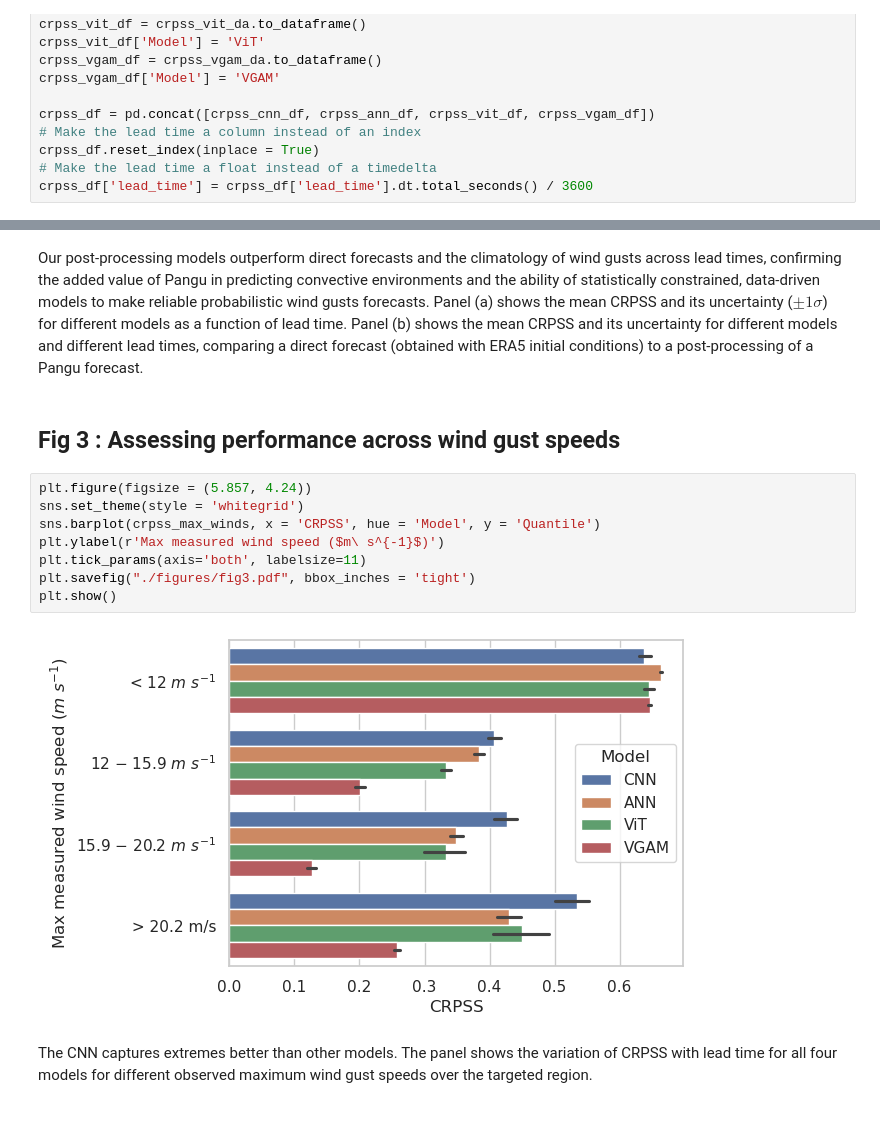
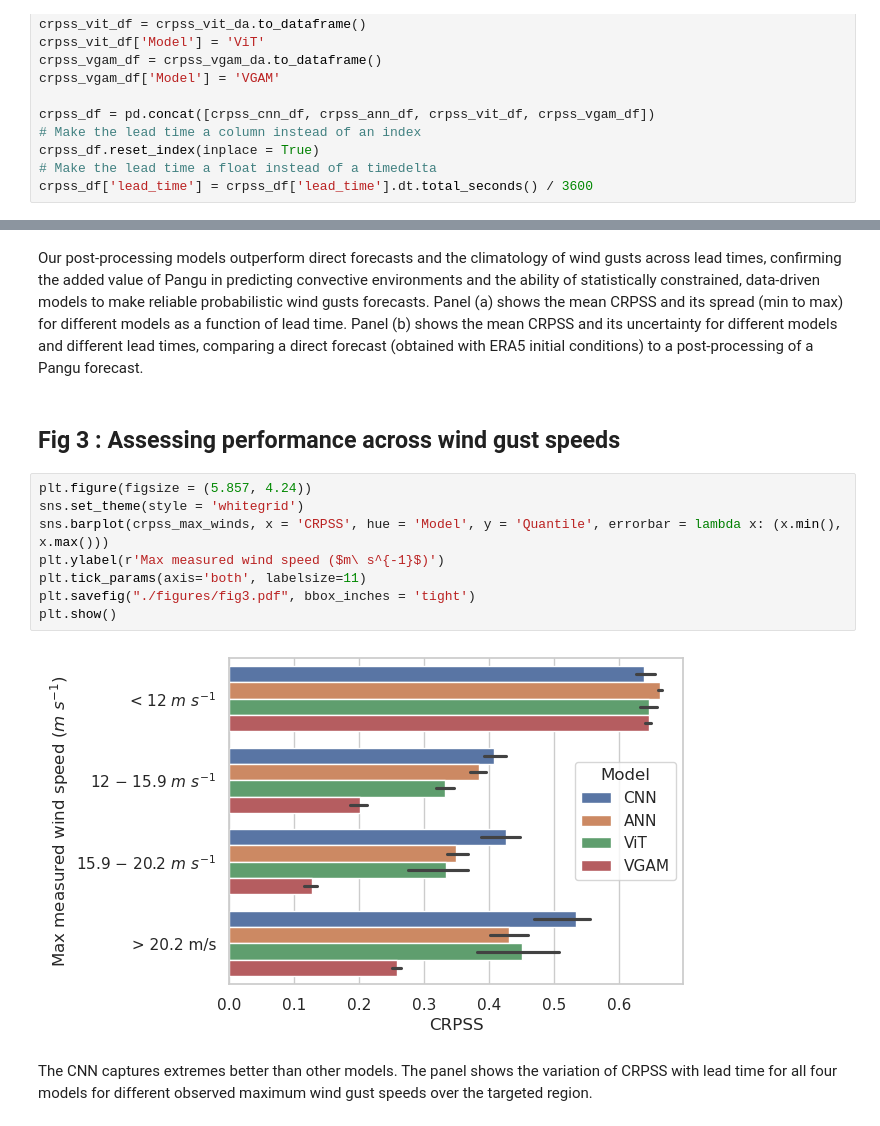
Before and after one commit to AntLrc/ConvectiveThunderstormWindGust_ML, a Jupyter notebook: figures.ipynb, the cells around one changed output, grey strips where cells are left out. Saved outputs shown, nothing was run; the diff lists cells and outputs as text.

```diff
--- a/figures.ipynb
+++ b/figures.ipynb
@@ -329,19 +330,19 @@ plt.show()
 <Figure size 630x324 with 0 Axes>
 [figure]
 # %% [markdown]
-Our post-processing models outperform direct forecasts and the climatology of wind gusts across lead times, confirming the added value of Pangu in predicting convective environments and the ability of statistically constrained, data-driven models to make reliable probabilistic wind gusts forecasts. Panel (a) shows the mean CRPSS and its uncertainty ($\pm 1\sigma$) for different models as a function of lead time. Panel (b) shows the mean CRPSS and its uncertainty for different models and different lead times, comparing a direct forecast (obtained with ERA5 initial conditions) to a post-processing of a Pangu forecast.
+Our post-processing models outperform direct forecasts and the climatology of wind gusts across lead times, confirming the added value of Pangu in predicting convective environments and the ability of statistically constrained, data-driven models to make reliable probabilistic wind gusts forecasts. Panel (a) shows the mean CRPSS and its spread (min to max) for different models as a function of lead time. Panel (b) shows the mean CRPSS and its uncertainty for different models and different lead times, comparing a direct forecast (obtained with ERA5 initial conditions) to a post-processing of a Pangu forecast.
 # %% [markdown]
 ## Fig 3 : Assessing performance across wind gust speeds
 # %%
 plt.figure(figsize = (5.857, 4.24))
 sns.set_theme(style = 'whitegrid')
-sns.barplot(crpss_max_winds, x = 'CRPSS', hue = 'Model', y = 'Quantile')
+sns.barplot(crpss_max_winds, x = 'CRPSS', hue = 'Model', y = 'Quantile', errorbar = lambda x: (x.min(), x.max()))
 plt.ylabel(r'Max measured wind speed ($m\ s^{-1}$)')
 plt.tick_params(axis='both', labelsize=11)
 plt.savefig("./figures/fig3.pdf", bbox_inches = 'tight')
 plt.show()
 # %% [output]
-[figure, old version]
+[figure, new version]
 # %% [markdown]
 The CNN captures extremes better than other models. The panel shows the variation of CRPSS with lead time for all four models for different observed maximum wind gust speeds over the targeted region.
 # %% [markdown]
```
Also changed, not shown: parts of 4 cells of this notebook, 18 other files.
